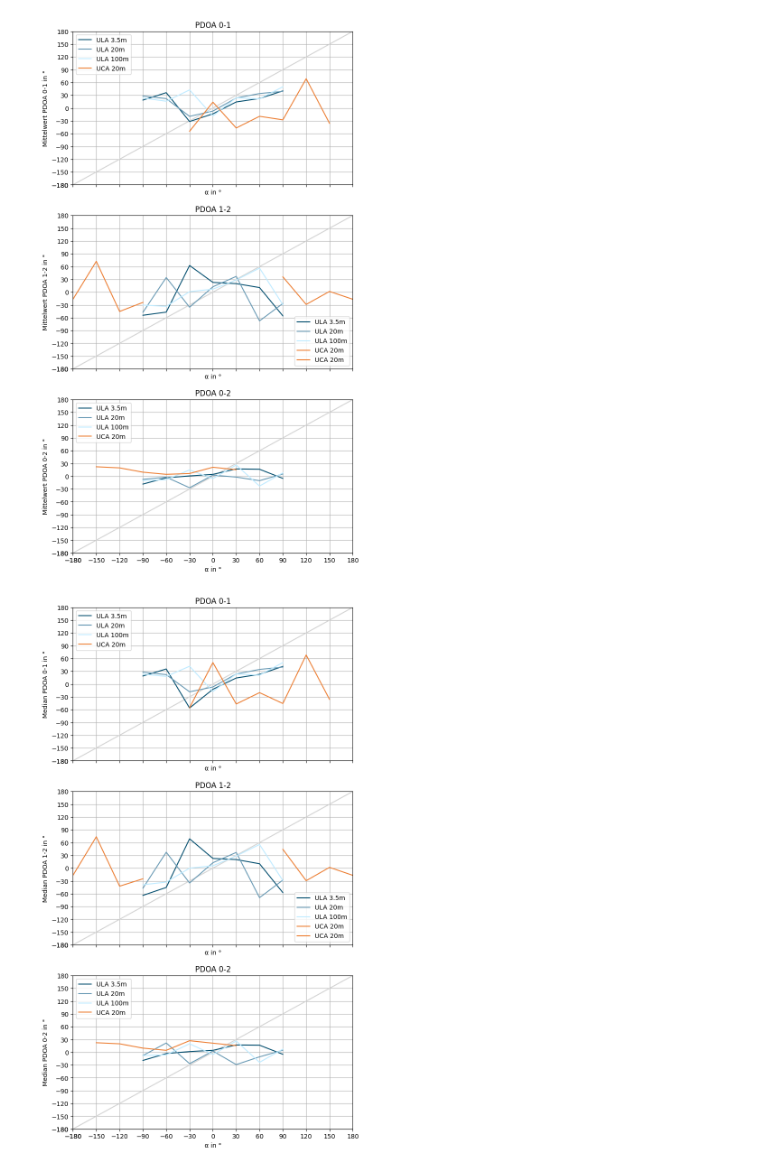
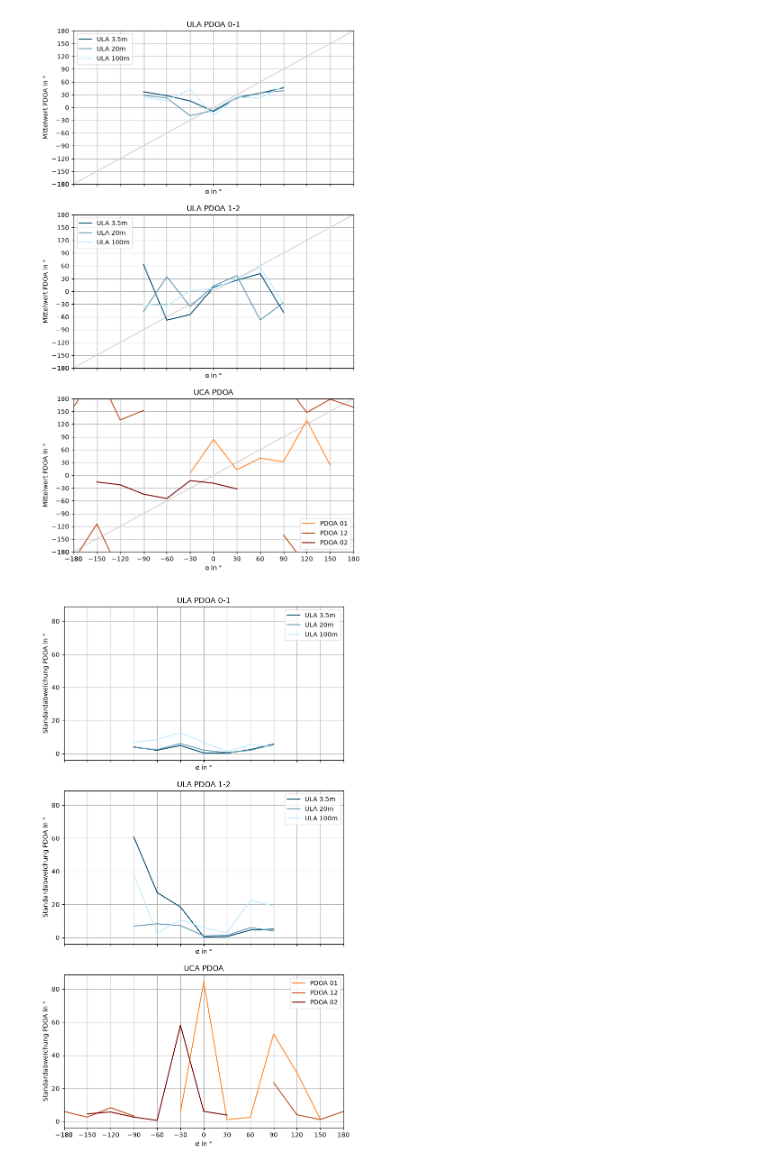
Before and after one commit to mathklk/QCDF, a Jupyter notebook: analyze/main.ipynb, the cells around one changed output. Saved outputs shown, nothing was run; the diff lists cells and outputs as text; code cells hidden in the pictures.

```diff
--- a/analyze/main.ipynb
+++ b/analyze/main.ipynb
@@ -253,50 +270,55 @@ def pdoa(m: Literal['Mittelwert', 'Median', 'Standardabweichung', 'RMSE']):
     # gs = fig.add_gridspec(2, 4)
     # gs.update(wspace=0.4, hspace=0.3)
     # ax_tl = fig.add_subplot(gs[0, 0:2])
     # ax_tr = fig.add_subplot(gs[0, 2:4])
     # ax_bc = fig.add_subplot(gs[1, 1:3])
     # axs = [ax_tl, ax_tr, ax_bc]
 
     fig, axs = plt.subplots(nrows=3, figsize=FIG_SIZE * [1,3], sharex=True)
     axs: list[plt.Axes] = axs.flatten()
 
 
     for ax in axs:
         ax.sharex(axs[0])
         ax.sharey(axs[0])
         ax.set_xlabel("α in °")
-        ax.make_x_angle()
+        ax.make_x_angle(AANGLES180)
         if m in ('Mittelwert', 'Median'):
-            ax.make_y_angle()
-            ax.plot(AANGLES, AANGLES, color='lightgray')
+            ax.make_y_angle(AANGLES180)
+            ax.plot(AANGLES180, AANGLES180, color='lightgray')
         ax.grid(True, which="major", axis="both")
+        ax.set_ylabel(f"{m} PDOA in °")
 
-    axs[0].set_ylabel(f"{m} PDOA 0-1 in °")
-    axs[1].set_ylabel(f"{m} PDOA 1-2 in °")
-    axs[2].set_ylabel(f"{m} PDOA 0-2 in °")
-    axs[0].set_title("PDOA 0-1")
-    axs[1].set_title("PDOA 1-2")
-    axs[2].set_title("PDOA 0-2")
+    axs[0].set_title("ULA PDOA 0-1")
+    axs[1].set_title("ULA PDOA 1-2")
+    axs[2].set_title("UCA PDOA")
 
+    plot = plt.Axes.wrapplot
     for scenario in tests:
+        X = scenario.df.columns
         if scenario.type == 'ULA':
-            axs[0].plot(scenario.df.loc[f"PDOA01 - {m}"], label=scenario.name(), color=scenario.color)
-            axs[1].plot(scenario.df.loc[f"PDOA12 - {m}"], label=scenario.name(), color=scenario.color)
-            axs[2].plot(scenario.df.loc[f"PDOA02 - {m}"], label=scenario.name(), color=scenario.color)
+            plot(axs[0], scenario.df.loc[f"PDOA01 - {m}"], label=scenario.name(), color=scenario.color)
+            plot(axs[1], scenario.df.loc[f"PDOA12 - {m}"], label=scenario.name(), color=scenario.color)
+            # plot(axs[2], scenario.df.loc[f"PDOA02 - {m}"], label=scenario.name(), color=scenario.color)
         else:
-            axs[0].plot(scenario.df.loc[f"PDOA01 - {m}"].where(scenario.df.columns.isin(ucaRange01   ), np.nan), label=scenario.name(), color=scenario.color)
-            axs[1].plot(scenario.df.loc[f"PDOA12 - {m}"].where(scenario.df.columns.isin(ucaRange12[0]), np.nan), label=scenario.name(), color=scenario.color)
-            axs[1].plot(scenario.df.loc[f"PDOA12 - {m}"].where(scenario.df.columns.isin(ucaRange12[1]), np.nan), label=scenario.name(), color=scenario.color)
-            axs[2].plot(scenario.df.loc[f"PDOA02 - {m}"].where(scenario.df.columns.isin(ucaRange02   ), np.nan), label=scenario.name(), color=scenario.color)
+            colors = [
+                "#ff8629",
+                "#bd4715",
+                "#790000",
+            ]
+            plot(axs[2], scenario.df.loc[f"PDOA01 - {m}"].where(scenario.df.columns.isin(ucaRange01   ), np.nan), label="PDOA 01", color=colors[0])
+            plot(axs[2], scenario.df.loc[f"PDOA12 - {m}"].where(scenario.df.columns.isin(ucaRange12[0]), np.nan), label="PDOA 12", color=colors[1])
+            plot(axs[2], scenario.df.loc[f"PDOA12 - {m}"].where(scenario.df.columns.isin(ucaRange12[1]), np.nan),                  color=colors[1])
+            plot(axs[2], scenario.df.loc[f"PDOA02 - {m}"].where(scenario.df.columns.isin(ucaRange02   ), np.nan), label="PDOA 02", color=colors[2])
 
     for ax in axs:
         ax.legend()
     return fig
 
 pdoa('Mittelwert')        .savefig("plots/PDOA_Mittelwert_vs_Alpha.pdf", bbox_inches="tight")
-pdoa('Median')            .savefig("plots/PDOA_Median_vs_Alpha.pdf", bbox_inches="tight")
+# pdoa('Median')            .savefig("plots/PDOA_Median_vs_Alpha.pdf", bbox_inches="tight")
 pdoa('Standardabweichung').savefig("plots/PDOA_Standardabweichung_vs_Alpha.pdf", bbox_inches="tight")
-pdoa('RMSE')              .savefig("plots/PDOA_RMSE_vs_Alpha.pdf", bbox_inches="tight")
+# pdoa('RMSE')              .savefig("plots/PDOA_RMSE_vs_Alpha.pdf", bbox_inches="tight")
 # %% [output]
-[figure, old version]
+[figure, new version]
-[figure, old version]
+[figure, new version]
```
Also changed, not shown: parts of 9 cells of this notebook, 6 other files.
